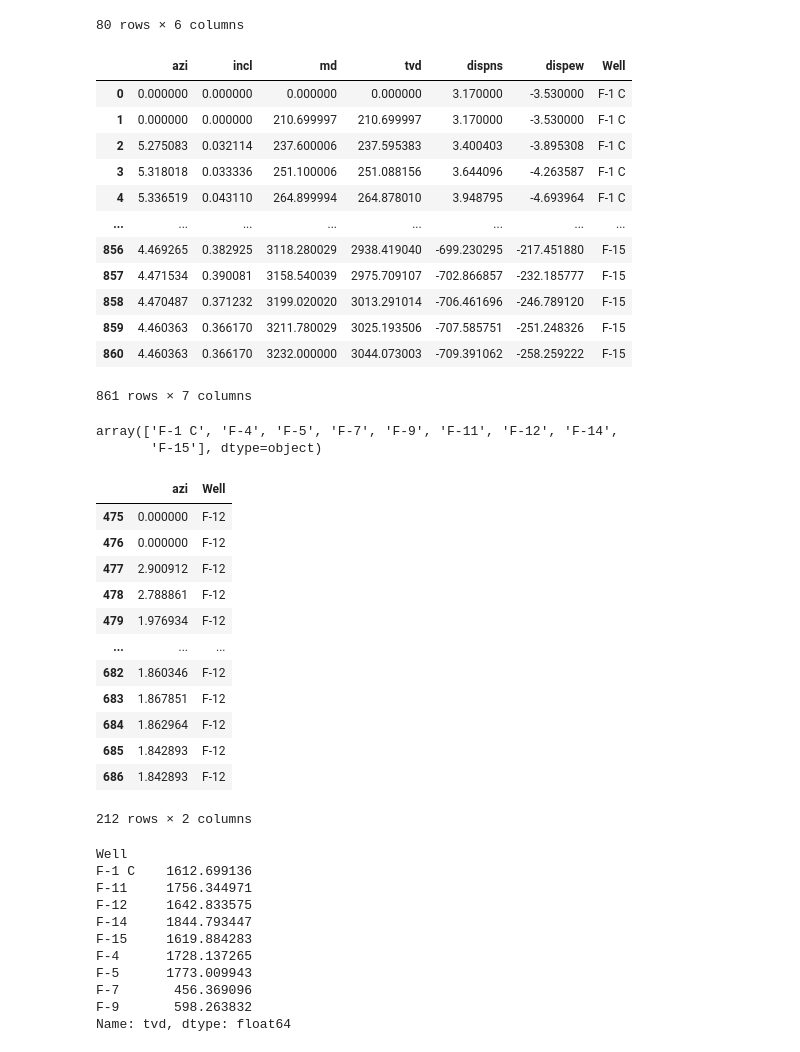
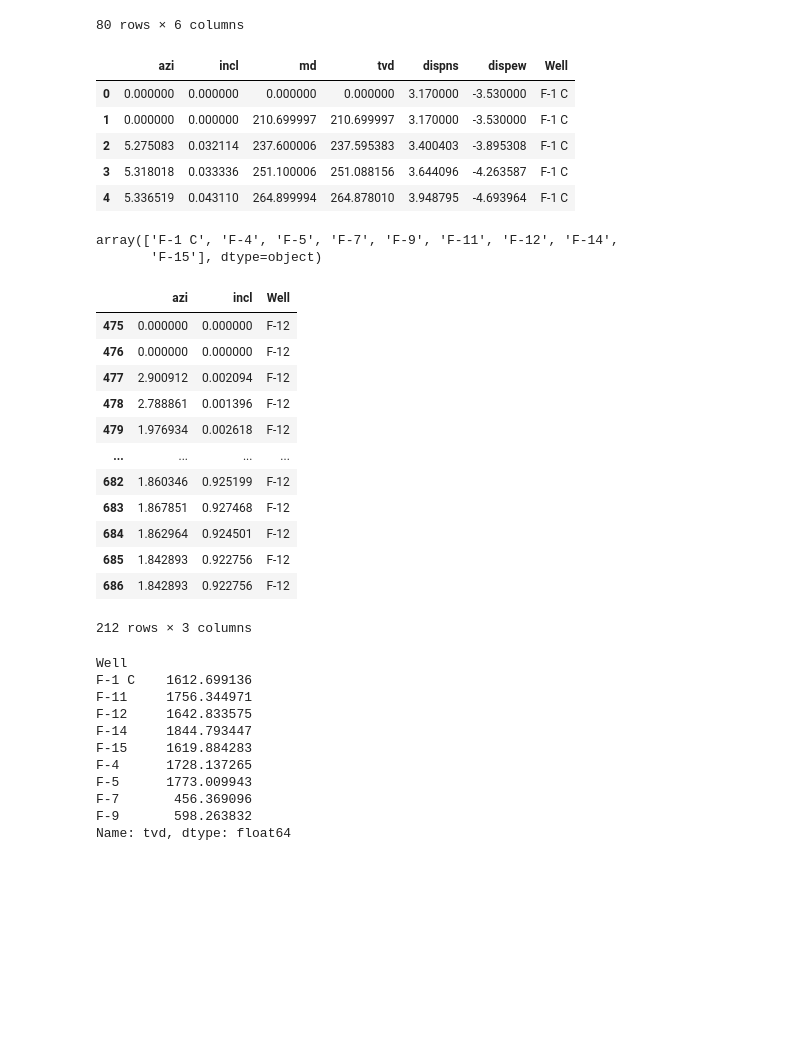
Before and after one commit to FreddyEcu-Ch/Drilling, a Jupyter notebook: DT_EDA.ipynb, the cells around one changed output. Drawn from its saved outputs; the diff is of its cells as text; code cells hidden in the pictures; blank space fills up the shorter version.

```diff
--- a/DT_EDA.ipynb
+++ b/DT_EDA.ipynb
@@ -101,19 +118,12 @@ for well in wells:
     df['Well'] = well
     df_all_wells = pd.concat([df_all_wells, df], ignore_index=True)
 # %%
-df_all_wells
+df_all_wells.head()
 # %% [output]
 |  | azi | incl | md | tvd | dispns | dispew | Well |
 | 0 | 0.000000 | 0.000000 | 0.000000 | 0.000000 | 3.170000 | -3.530000 | F-1 C |
 | 1 | 0.000000 | 0.000000 | 210.699997 | 210.699997 | 3.170000 | -3.530000 | F-1 C |
 | 2 | 5.275083 | 0.032114 | 237.600006 | 237.595383 | 3.400403 | -3.895308 | F-1 C |
 | 3 | 5.318018 | 0.033336 | 251.100006 | 251.088156 | 3.644096 | -4.263587 | F-1 C |
 | 4 | 5.336519 | 0.043110 | 264.899994 | 264.878010 | 3.948795 | -4.693964 | F-1 C |
-| ... | ... | ... | ... | ... | ... | ... | ... |
-| 856 | 4.469265 | 0.382925 | 3118.280029 | 2938.419040 | -699.230295 | -217.451880 | F-15 |
-| 857 | 4.471534 | 0.390081 | 3158.540039 | 2975.709107 | -702.866857 | -232.185777 | F-15 |
-| 858 | 4.470487 | 0.371232 | 3199.020020 | 3013.291014 | -706.461696 | -246.789120 | F-15 |
-| 859 | 4.460363 | 0.366170 | 3211.780029 | 3025.193506 | -707.585751 | -251.248326 | F-15 |
-| 860 | 4.460363 | 0.366170 | 3232.000000 | 3044.073003 | -709.391062 | -258.259222 | F-15 |
-861 rows × 7 columns
 # %%
@@ -122,21 +132,21 @@ df_all_wells.Well.unique()
 array(['F-1 C', 'F-4', 'F-5', 'F-7', 'F-9', 'F-11', 'F-12', 'F-14',
        'F-15'], dtype=object)
 # %%
-df_all_wells.loc[df_all_wells['Well'] == 'F-12', ['azi', 'Well']]
+df_all_wells.loc[df_all_wells['Well'] == 'F-12', ['azi', 'incl', 'Well']]
 # %% [output]
-|  | azi | Well |
-| 475 | 0.000000 | F-12 |
-| 476 | 0.000000 | F-12 |
-| 477 | 2.900912 | F-12 |
-| 478 | 2.788861 | F-12 |
-| 479 | 1.976934 | F-12 |
-| ... | ... | ... |
-| 682 | 1.860346 | F-12 |
-| 683 | 1.867851 | F-12 |
-| 684 | 1.862964 | F-12 |
-| 685 | 1.842893 | F-12 |
-| 686 | 1.842893 | F-12 |
+|  | azi | incl | Well |
+| 475 | 0.000000 | 0.000000 | F-12 |
+| 476 | 0.000000 | 0.000000 | F-12 |
+| 477 | 2.900912 | 0.002094 | F-12 |
+| 478 | 2.788861 | 0.001396 | F-12 |
+| 479 | 1.976934 | 0.002618 | F-12 |
+| ... | ... | ... | ... |
+| 682 | 1.860346 | 0.925199 | F-12 |
+| 683 | 1.867851 | 0.927468 | F-12 |
+| 684 | 1.862964 | 0.924501 | F-12 |
+| 685 | 1.842893 | 0.922756 | F-12 |
+| 686 | 1.842893 | 0.922756 | F-12 |
-212 rows × 2 columns
+212 rows × 3 columns
 # %%
 df_all_wells.groupby('Well')['tvd'].mean()
 # %% [output]
```
Also changed, not shown: parts of 14 cells of this notebook.
